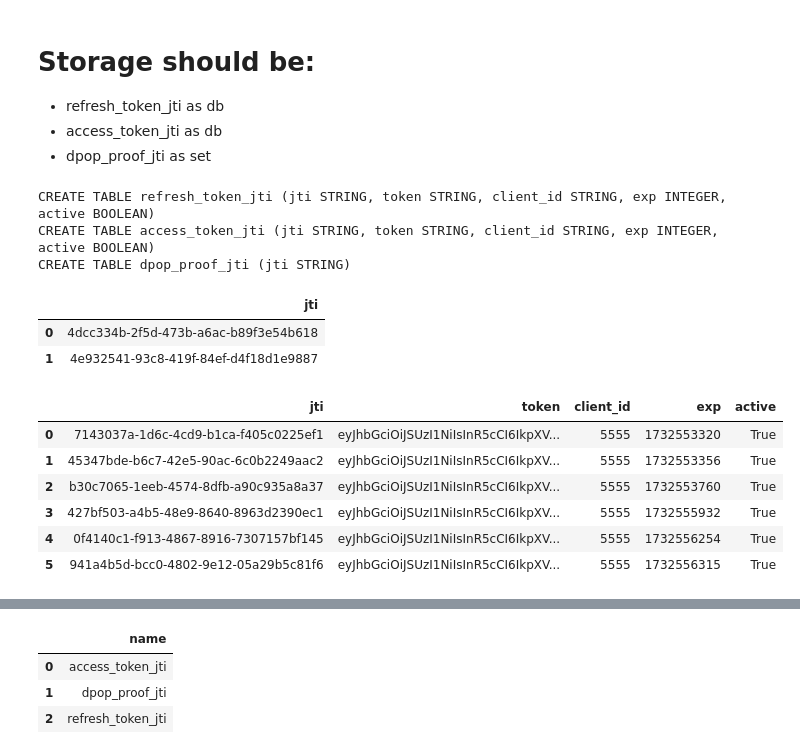
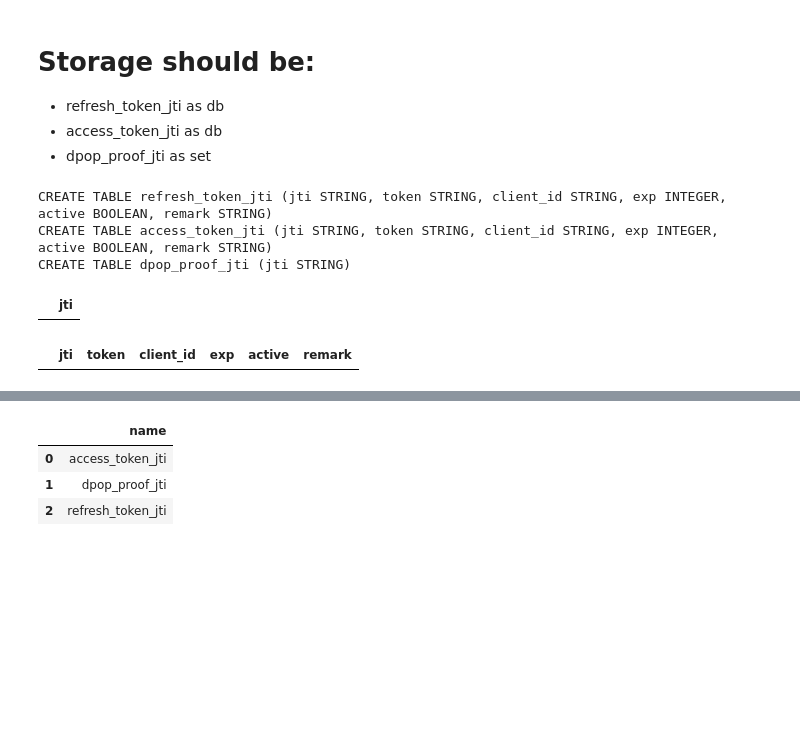
Before and after one commit to datanooblol/fun-with-dpop, a Jupyter notebook: test_database.ipynb, the cells around one changed output, grey strips where cells are left out. Drawn from its saved outputs; the diff is of its cells as text; code cells hidden in the pictures; blank space fills up the shorter version.

```diff
--- a/test_database.ipynb
+++ b/test_database.ipynb
@@ -15,30 +13,23 @@ from package.database_management import DBManagement
 # %%
 db = DBManagement(db_path='./db/token_store.db')
 # %%
+db.delete_database()
 tables = {
-    "refresh_token_jti":"(jti STRING, token STRING, client_id STRING, exp INTEGER, active BOOLEAN)",
-    "access_token_jti":"(jti STRING, token STRING, client_id STRING, exp INTEGER, active BOOLEAN)",
-    "dpop_proof_jti": "(jti STRING)"
+    config.REFRESH_TOKEN_JTI:"(jti STRING, token STRING, client_id STRING, exp INTEGER, active BOOLEAN, remark STRING)",
+    config.ACCESS_TOKEN_JTI:"(jti STRING, token STRING, client_id STRING, exp INTEGER, active BOOLEAN, remark STRING)",
+    config.DPOP_PROOF_JTI: "(jti STRING)"
 }
 for table, query in tables.items():
     db.create_database(table=table, schemas=query)
 # %% [output]
-CREATE TABLE refresh_token_jti (jti STRING, token STRING, client_id STRING, exp INTEGER, active BOOLEAN)
-CREATE TABLE access_token_jti (jti STRING, token STRING, client_id STRING, exp INTEGER, active BOOLEAN)
+CREATE TABLE refresh_token_jti (jti STRING, token STRING, client_id STRING, exp INTEGER, active BOOLEAN, remark STRING)
+CREATE TABLE access_token_jti (jti STRING, token STRING, client_id STRING, exp INTEGER, active BOOLEAN, remark STRING)
 CREATE TABLE dpop_proof_jti (jti STRING)
 # %%
-db.query("SELECT * FROM dpop_proof_jti")
+db.query(f"SELECT * FROM {config.DPOP_PROOF_JTI}")
 # %% [output]
 |  | jti |
-| 0 | 4dcc334b-2f5d-473b-a6ac-b89f3e54b618 |
-| 1 | 4e932541-93c8-419f-84ef-d4f18d1e9887 |
 # %%
-db.query("SELECT * FROM access_token_jti")
+db.query(f"SELECT * FROM {config.ACCESS_TOKEN_JTI}")
 # %% [output]
-|  | jti | token | client_id | exp | active |
-| 0 | 7143037a-1d6c-4cd9-b1ca-f405c0225ef1 | eyJhbGciOiJSUzI1NiIsInR5cCI6IkpXV... | 5555 | 1732553320 | True |
-| 1 | 45347bde-b6c7-42e5-90ac-6c0b2249aac2 | eyJhbGciOiJSUzI1NiIsInR5cCI6IkpXV... | 5555 | 1732553356 | True |
-| 2 | b30c7065-1eeb-4574-8dfb-a90c935a8a37 | eyJhbGciOiJSUzI1NiIsInR5cCI6IkpXV... | 5555 | 1732553760 | True |
-| 3 | 427bf503-a4b5-48e9-8640-8963d2390ec1 | eyJhbGciOiJSUzI1NiIsInR5cCI6IkpXV... | 5555 | 1732555932 | True |
-| 4 | 0f4140c1-f913-4867-8916-7307157bf145 | eyJhbGciOiJSUzI1NiIsInR5cCI6IkpXV... | 5555 | 1732556254 | True |
-| 5 | 941a4b5d-bcc0-4802-9e12-05a29b5c81f6 | eyJhbGciOiJSUzI1NiIsInR5cCI6IkpXV... | 5555 | 1732556315 | True |
+|  | jti | token | client_id | exp | active | remark |
```
Also changed, not shown: parts of 7 cells of this notebook, 10 other files.
